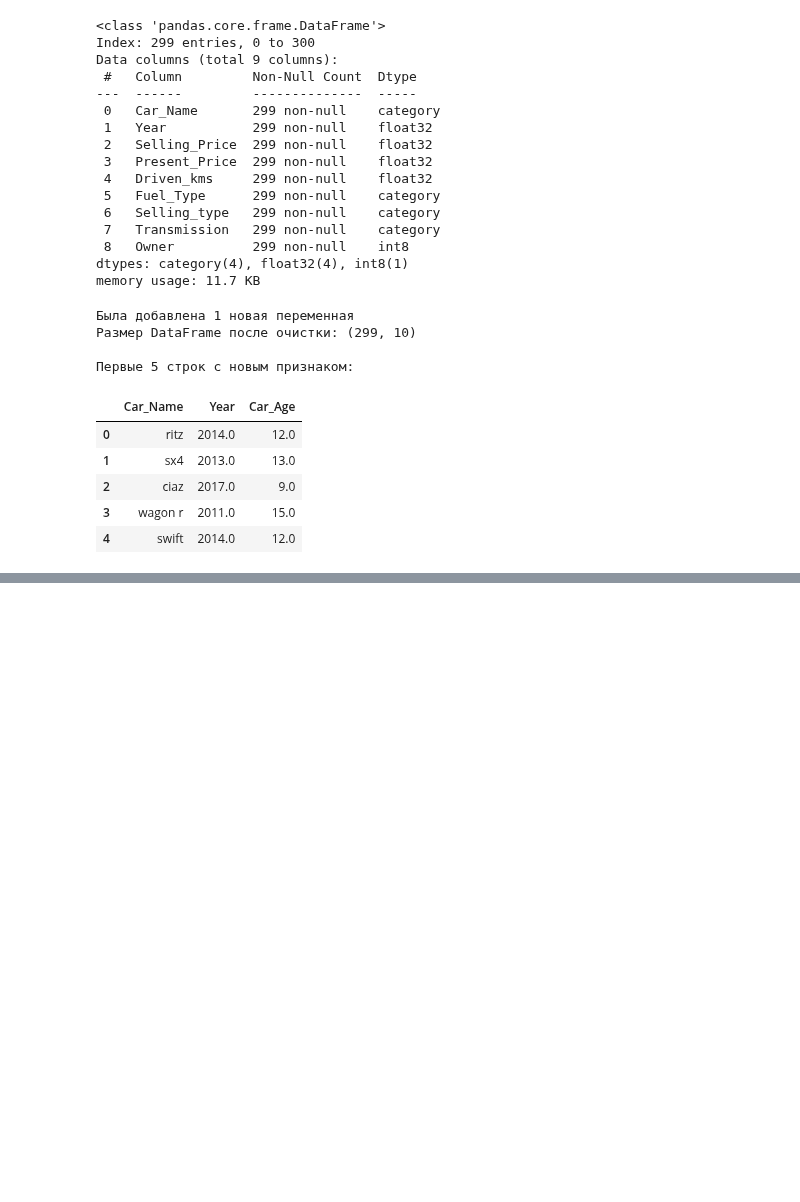
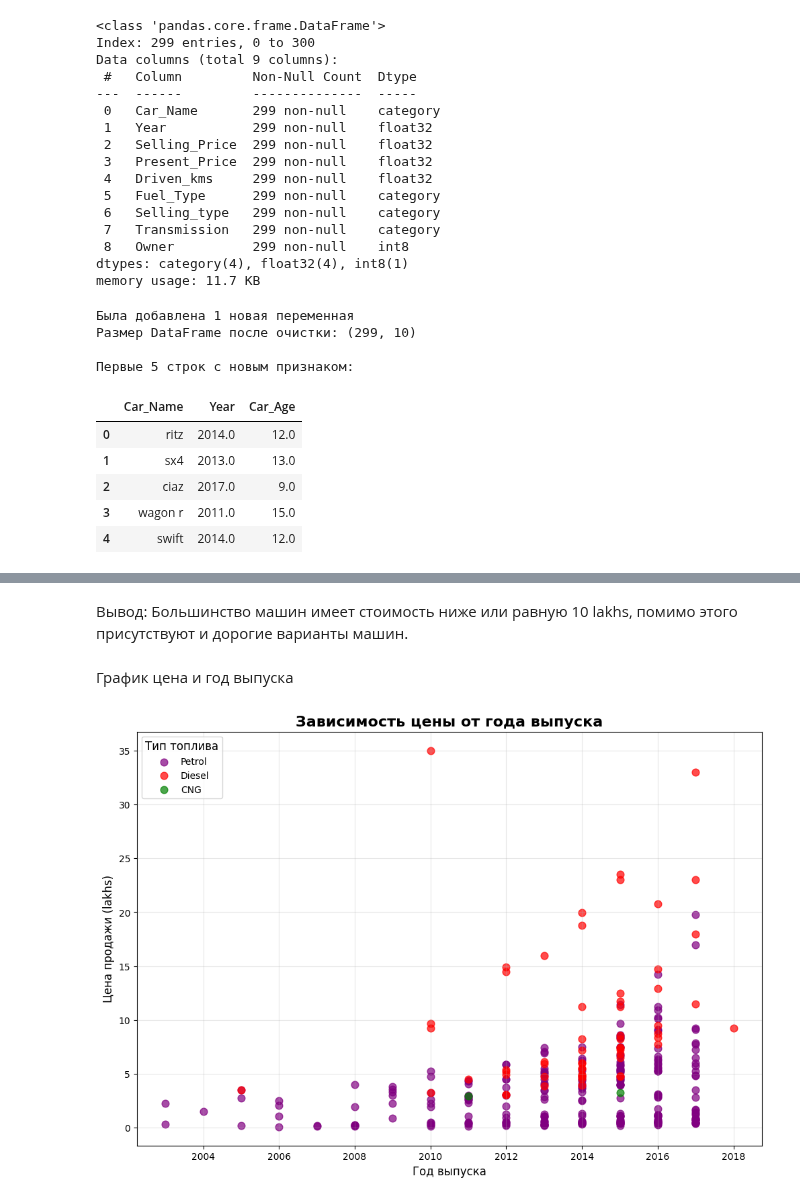
Before and after one commit to MarinaFeDv/mf_project, a Jupyter notebook: eda/eda.ipynb, the cells around one changed output, grey strips where cells are left out. Drawn from its saved outputs; the diff is of its cells as text; code cells hidden in the pictures; blank space fills up the shorter version.

```diff
--- a/eda/eda.ipynb
+++ b/eda/eda.ipynb
@@ -222,0 +253,25 @@ df[['Car_Name', 'Year', 'Car_Age']].head()
+# %% [markdown]
+Вывод: Большинство машин имеет стоимость ниже или равную 10 lakhs, помимо этого присутствуют и дорогие варианты машин.
+# %% [markdown]
+График цена и год выпуска
+# %%
+colors = {'Petrol': 'purple', 'Diesel': 'red', 'CNG': 'green'}
+
+plt.figure(figsize=(12, 8))
+
+for fuel_type in df['Fuel_Type'].unique():
+    subset = df[df['Fuel_Type'] == fuel_type]
+    plt.scatter(subset['Year'], subset['Selling_Price'],
+                label=fuel_type, alpha=0.7, s=60,
+                color=colors[fuel_type])
+
+plt.title('Зависимость цены от года выпуска', fontsize=16, fontweight='bold')
+plt.xlabel('Год выпуска', fontsize=12)
+plt.ylabel('Цена продажи (lakhs)', fontsize=12)
+plt.legend(title='Тип топлива', title_fontsize=12)
+plt.grid(True, alpha=0.3)
+
+plt.savefig('цена_и_год.png')
+plt.show()
+# %% [output]
+[figure, added]
```
Also changed, not shown: parts of 19 cells of this notebook, 5 other files.
